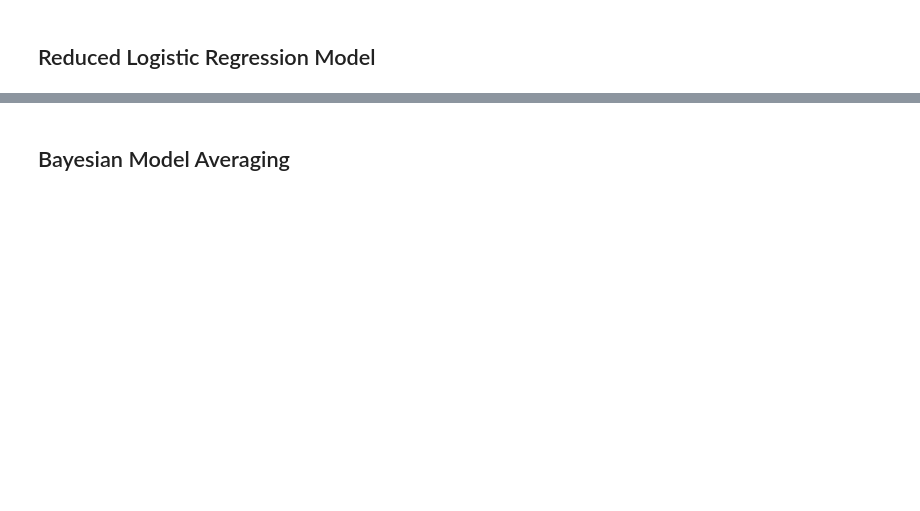
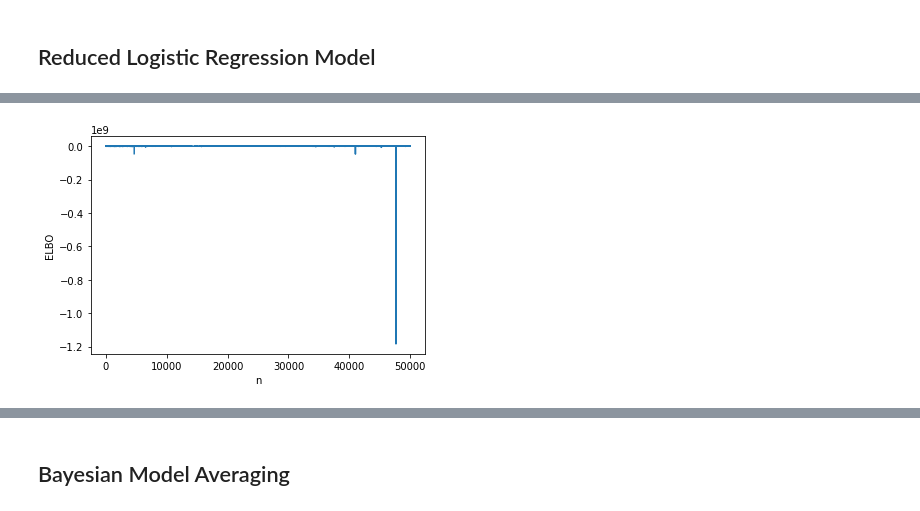
Before and after one commit to taylorrohrich/ml_final_project, a Jupyter notebook: ML_Final_Project.ipynb, the cells around one changed output, grey strips where cells are left out. Saved outputs shown, nothing was run; the diff lists cells and outputs as text; code cells hidden in the pictures; blank space fills up the shorter version.

```diff
--- a/ML_Final_Project.ipynb
+++ b/ML_Final_Project.ipynb
@@ -247,0 +240,31 @@ array([[1284,   62],
+# %%
+num_ownership = len(data_selected['home_ownership'].unique())
+ownership = data_selected['home_ownership']
+with pm.Model() as hierarchical_logistic_model:
+    y = data_selected['loan_status']
+
+    # Priors
+    mu_a = pm.Normal('mu_a', mu=0., sd=1e2)
+    sigma_a = pm.Normal("sigma_a",  mu=0., sd=1e2)
+    mu_b = pm.Normal('mu_b', mu=0., sd=1e2)
+    sigma_b = pm.Normal("sigma_b",  mu=0., sd=1e2)
+
+    # Random intercepts
+    a = pm.Normal('intercept', mu=mu_a, sd=sigma_a, shape=num_ownership)
+    # Random slopes
+    b1 = pm.Normal('last_fico_range_high', mu=mu_b, sd=sigma_b, shape=num_ownership)
+    b2 = pm.Normal('total_rec_prncp', mu=mu_b, sd=sigma_b, shape=num_ownership)
+    b3 = pm.Normal('num_actv_bc_tl', mu=mu_b, sd=sigma_b, shape=num_ownership)
+    b4 = pm.Normal('fico_range_high', mu=mu_b, sd=sigma_b, shape=num_ownership)
+    b5 = pm.Normal('tot_hi_cred_lim', mu=mu_b, sd=sigma_b, shape=num_ownership)
+    mu = a[ownership] + b1[ownership] * data_selected['last_fico_range_high'] + \
+                                                b2[ownership] * data_selected['total_rec_prncp']+ \
+                                               b3[ownership] * data_selected['num_actv_bc_tl'] + \
+                                               b4[ownership] * data_selected['fico_range_high'] + \
+                                               b5[ownership] * data_selected['tot_hi_cred_lim']
+   # mu = a[ownership] +  pm.math.dot(data_selected['total_rec_prncp'], b2[ownership])
+    # Use inv logit function
+    theta = pm.Deterministic('theta',  pm.invlogit(mu))
+    # Calculate bernoulli
+    yl = pm.Bernoulli('Yl', p=theta, observed=y)
+#     trace_reduced_sample = pm.sample(2000, tune=1000, init='adapt_diag')
@@ -247,0 +293,8 @@ array([[1284,   62],
+# %%
+advi_elbo = pd.DataFrame(
+    {'ELBO': -hier_approx.hist,
+     'n': np.arange(hier_approx.hist.shape[0])})
+
+_ = sns.lineplot(y='ELBO', x='n', data=advi_elbo)
+# %% [output]
+[figure, added]
```
Also changed, not shown: parts of 47 cells of this notebook, 2 other files.
